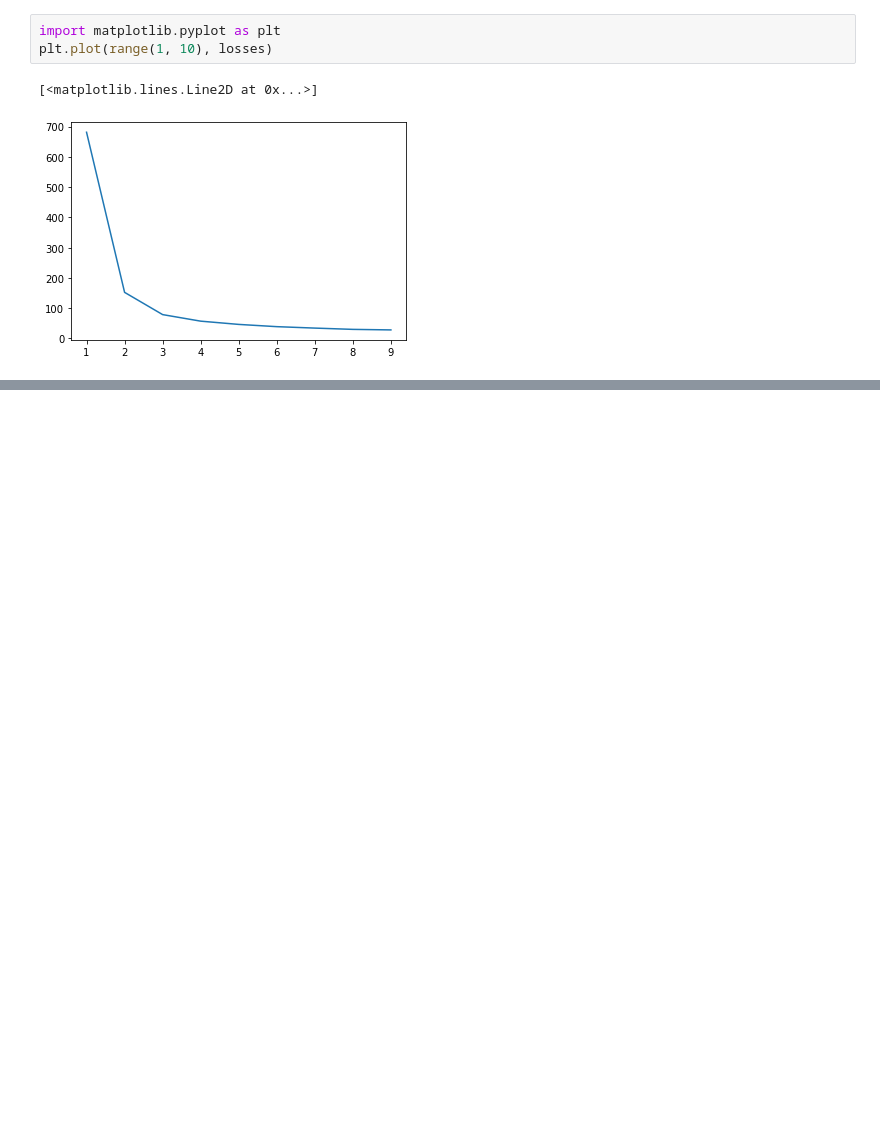
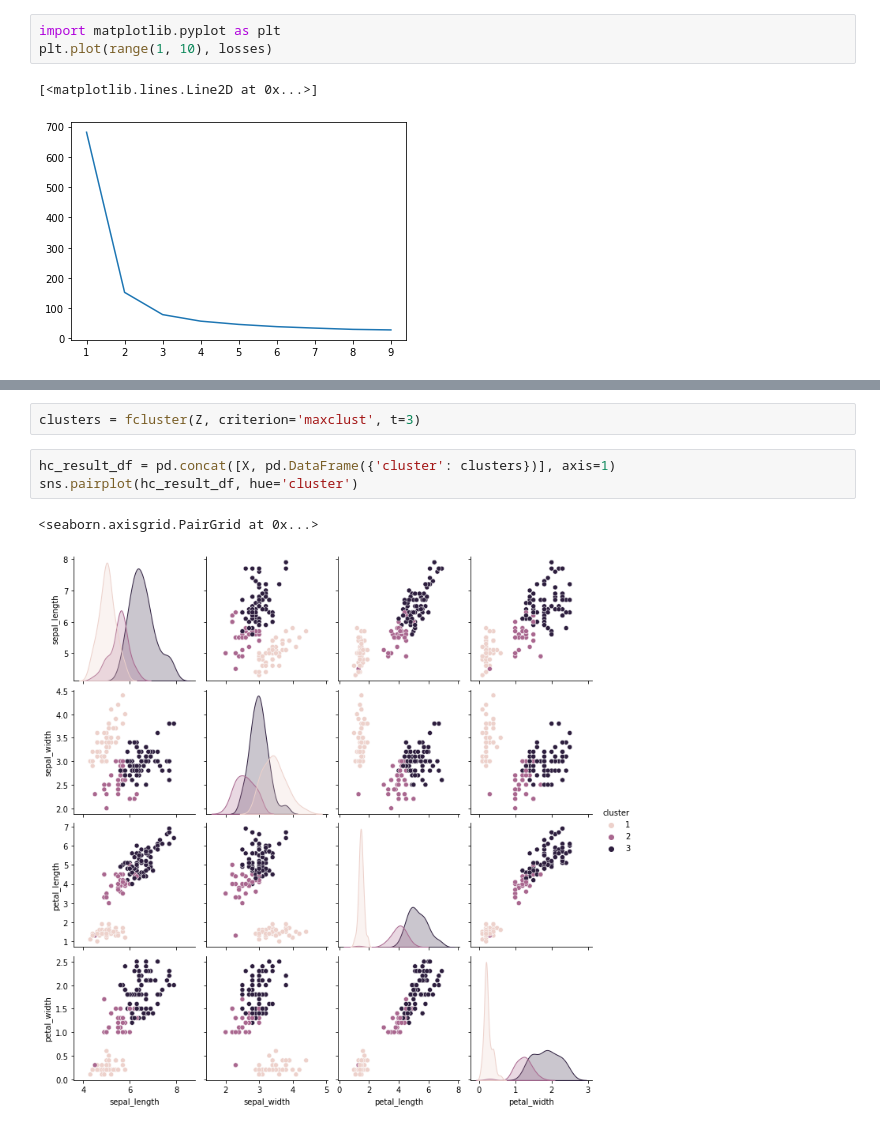
Before and after one commit to shu-suzuki-1124/machine_learning_practice, a Jupyter notebook: lesson12.ipynb, the cells around one changed output, grey strips where cells are left out. Drawn from its saved outputs; the diff is of its cells as text; blank space fills up the shorter version.

```diff
--- a/lesson12.ipynb
+++ b/lesson12.ipynb
@@ -56,0 +70,8 @@ plt.plot(range(1, 10), losses)
+# %%
+clusters = fcluster(Z, criterion='maxclust', t=3)
+# %%
+hc_result_df = pd.concat([X, pd.DataFrame({'cluster': clusters})], axis=1)
+sns.pairplot(hc_result_df, hue='cluster')
+# %% [output]
+<seaborn.axisgrid.PairGrid at 0x...>
+[figure, added]
```
Also changed, not shown: parts of 3 cells of this notebook.
